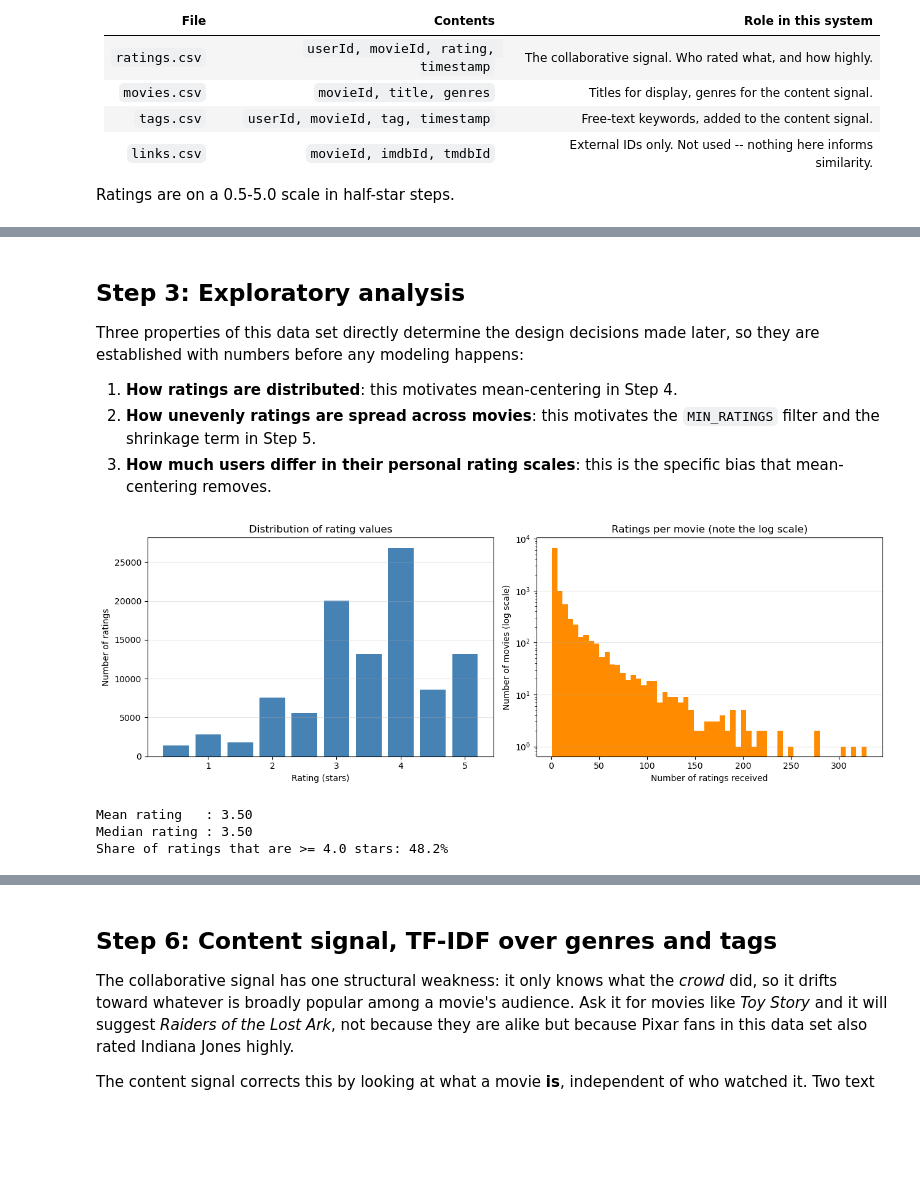
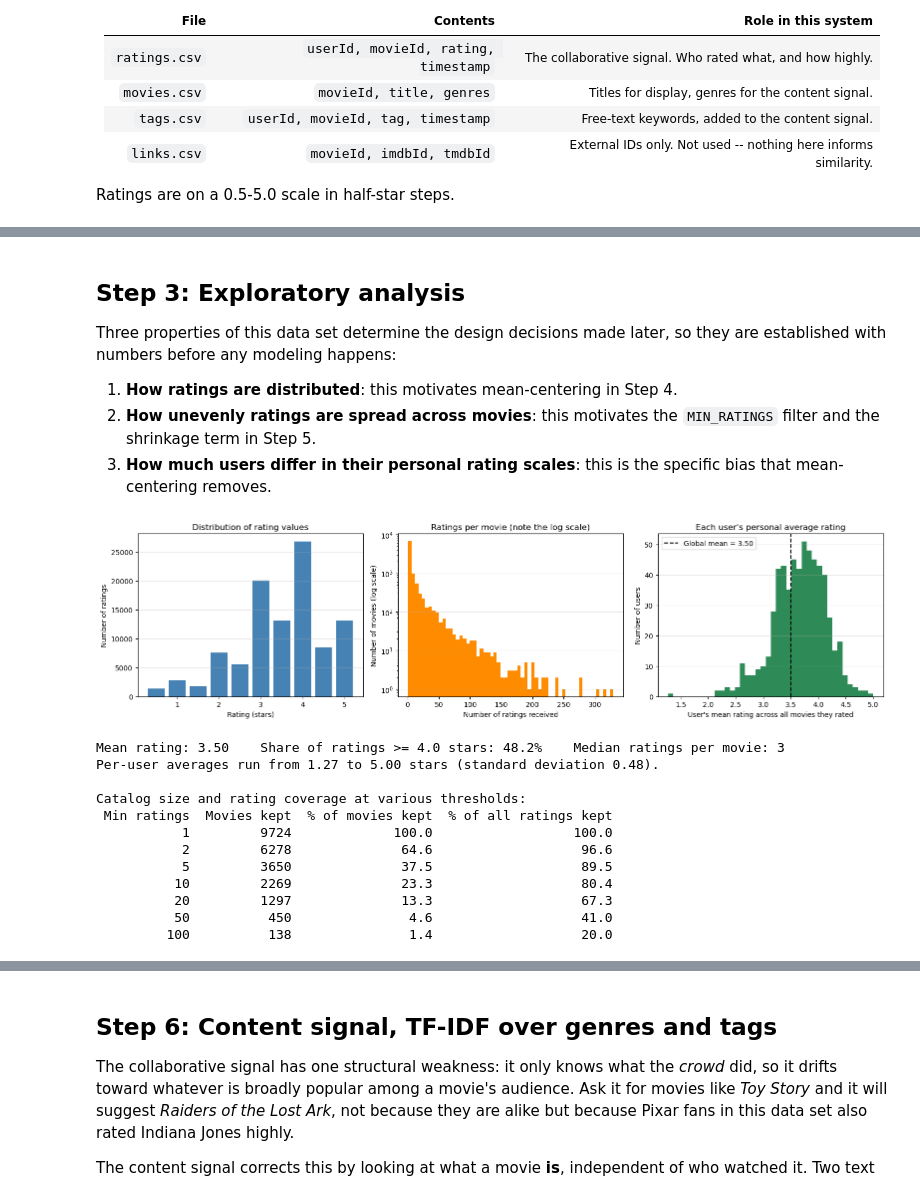
Before and after one commit to CmdrJorgs/datasci-school, a Jupyter notebook: 630/Week10/david-jorgensen_DSC630_week10.ipynb, the cells around one changed output, grey strips where cells are left out. Drawn from its saved outputs; the diff is of its cells as text; code cells hidden in the pictures; blank space fills up the shorter version.

```diff
--- a/630/Week10/david-jorgensen_DSC630_week10.ipynb
+++ b/630/Week10/david-jorgensen_DSC630_week10.ipynb
@@ -235,8 +179,8 @@ Ratings span                : 1996-03-29 to 2018-09-24
 # %% [markdown]
 ## Step 3: Exploratory analysis
 
-Three properties of this data set directly determine the design decisions made
-later, so they are established with numbers before any modeling happens:
+Three properties of this data set determine the design decisions made later, so
+they are established with numbers before any modeling happens:
 
 1. **How ratings are distributed**: this motivates mean-centering in Step 4.
 2. **How unevenly ratings are spread across movies**: this motivates the
@@ -244,38 +188,64 @@ later, so they are established with numbers before any modeling happens:
 3. **How much users differ in their personal rating scales**: this is the
    specific bias that mean-centering removes.
 # %%
-# ---- Distribution of the rating values themselves.
+# ---- Three views of the data, one per design decision.
+per_movie = ratings.groupby("movieId").size()
+user_means = ratings.groupby("userId")["rating"].mean()
 rating_counts = ratings.rating.value_counts().sort_index()
 
-fig, axes = plt.subplots(1, 2, figsize=(13, 4.5))
+fig, axes = plt.subplots(1, 3, figsize=(16, 4.2))
 
 axes[0].bar(rating_counts.index, rating_counts.values, width=0.4, color="steelblue")
 axes[0].set_title("Distribution of rating values")
 axes[0].set_xlabel("Rating (stars)")
 axes[0].set_ylabel("Number of ratings")
-axes[0].grid(axis="y", alpha=0.3)
 
-# ---- How many ratings each movie received, plotted on a log y-axis because
-# the distribution is extremely skewed.
-per_movie = ratings.groupby("movieId").size()
+# Log y-axis because the ratings-per-movie distribution is extremely skewed.
 axes[1].hist(per_movie.values, bins=60, color="darkorange")
 axes[1].set_yscale("log")
 axes[1].set_title("Ratings per movie (note the log scale)")
 axes[1].set_xlabel("Number of ratings received")
 axes[1].set_ylabel("Number of movies (log scale)")
-axes[1].grid(axis="y", alpha=0.3)
 
+axes[2].hist(user_means, bins=40, color="seagreen")
+axes[2].axvline(ratings.rating.mean(), color="black", linestyle="--",
+                label=f"Global mean = {ratings.rating.mean():.2f}")
+axes[2].set_title("Each user's personal average rating")
+axes[2].set_xlabel("User's mean rating across all movies they rated")
+axes[2].set_ylabel("Number of users")
+axes[2].legend()
+
+for ax in axes:
+    ax.grid(axis="y", alpha=0.3)
 plt.tight_layout()
 plt.show()
 
-# Quantify what the plots show.
-print(f"Mean rating   : {ratings.rating.mean():.2f}")
-print(f"Median rating : {ratings.rating.median():.2f}")
-print(f"Share of ratings that are >= 4.0 stars: "
-      f"{(ratings.rating >= 4.0).mean():.1%}")
+print(f"Mean rating: {ratings.rating.mean():.2f}    "
+      f"Share of ratings >= 4.0 stars: {(ratings.rating >= 4.0).mean():.1%}    "
+      f"Median ratings per movie: {per_movie.median():.0f}")
+print(f"Per-user averages run from {user_means.min():.2f} to {user_means.max():.2f} "
+      f"stars (standard deviation {user_means.std():.2f}).")
+
+# ---- The trade-off that sets MIN_RATINGS.
+print("\nCatalog size and rating coverage at various thresholds:")
+rows = [{"Min ratings": t,
+         "Movies kept": int((per_movie >= t).sum()),
+         "% of movies kept": 100 * (per_movie >= t).mean(),
+         "% of all ratings kept": 100 * per_movie[per_movie >= t].sum() / len(ratings)}
+        for t in [1, 2, 5, 10, 20, 50, 100]]
+print(pd.DataFrame(rows).round(1).to_string(index=False))
 # %% [output]
-[figure, old version]
+[figure, new version]
-Mean rating   : 3.50
-Median rating : 3.50
-Share of ratings that are >= 4.0 stars: 48.2%
+Mean rating: 3.50    Share of ratings >= 4.0 stars: 48.2%    Median ratings per movie: 3
+Per-user averages run from 1.27 to 5.00 stars (standard deviation 0.48).
+
+Catalog size and rating coverage at various thresholds:
+ Min ratings  Movies kept  % of movies kept  % of all ratings kept
+           1         9724             100.0                  100.0
+           2         6278              64.6                   96.6
+           5         3650              37.5                   89.5
+          10         2269              23.3                   80.4
+          20         1297              13.3                   67.3
+          50          450               4.6                   41.0
+         100          138               1.4                   20.0
 # %% [markdown]
```
Also changed, not shown: parts of 69 cells of this notebook, 15 other files.
